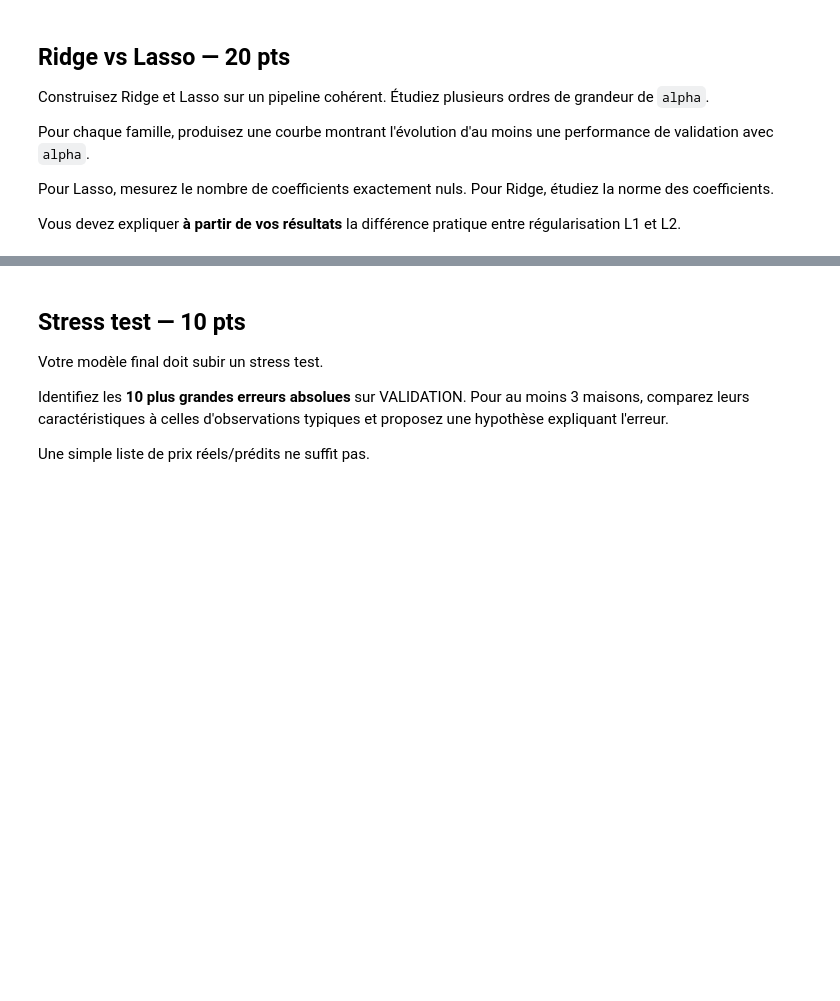
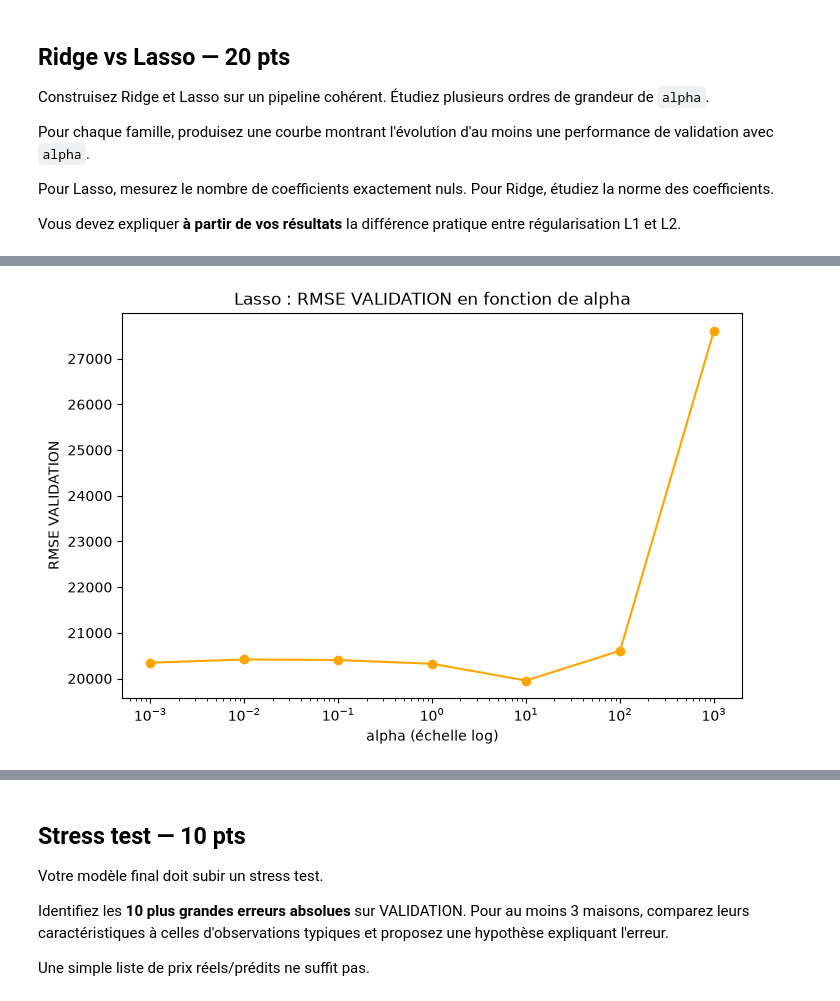
Before and after one commit to Quentin-Cheron/Training01, a Jupyter notebook: notebooks/TP_NOTE_S3_REGRESSION_AMES_USA.ipynb, the cells around one changed output, grey strips where cells are left out. Drawn from its saved outputs; the diff is of its cells as text; code cells hidden in the pictures; blank space fills up the shorter version.

```diff
--- a/notebooks/TP_NOTE_S3_REGRESSION_AMES_USA.ipynb
+++ b/notebooks/TP_NOTE_S3_REGRESSION_AMES_USA.ipynb
@@ -366,0 +481,14 @@ Vous devez expliquer **à partir de vos résultats** la différence pratique ent
+# %%
+lasso_resultats = []
+for alpha in alphas:
+    lasso = Lasso(alpha=alpha, max_iter=10000)
+    lasso.fit(X_train_prep, y_train)
+    pred_val = lasso.predict(X_val_prep)
+    lasso_resultats.append({
+        "alpha": alpha,
+        "RMSE_val": np.sqrt(mean_squared_error(y_val, pred_val)),
+        "R2_val": r2_score(y_val, pred_val),
+        "n_coefs_nuls": int((lasso.coef_ == 0).sum()),
+    })
+lasso_df = pd.DataFrame(lasso_resultats)
+lasso_df
@@ -366,0 +514,10 @@ Vous devez expliquer **à partir de vos résultats** la différence pratique ent
+# %%
+plt.figure(figsize=(8, 5))
+plt.plot(lasso_df["alpha"], lasso_df["RMSE_val"], marker="o", color="orange")
+plt.xscale("log")
+plt.xlabel("alpha (échelle log)")
+plt.ylabel("RMSE VALIDATION")
+plt.title("Lasso : RMSE VALIDATION en fonction de alpha")
+plt.show()
+# %% [output]
+[figure, added]
```
Also changed, not shown: parts of 29 cells of this notebook, 2 other files.
